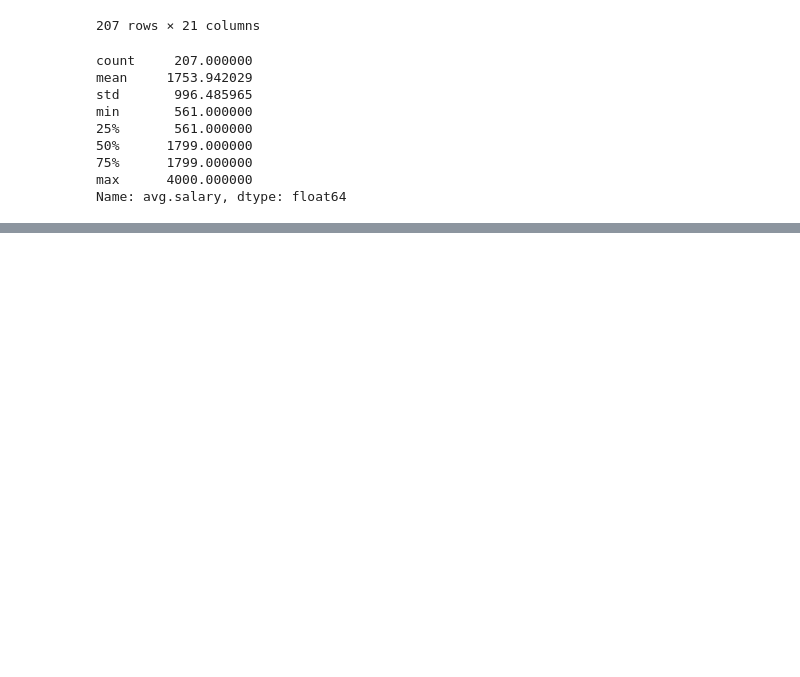
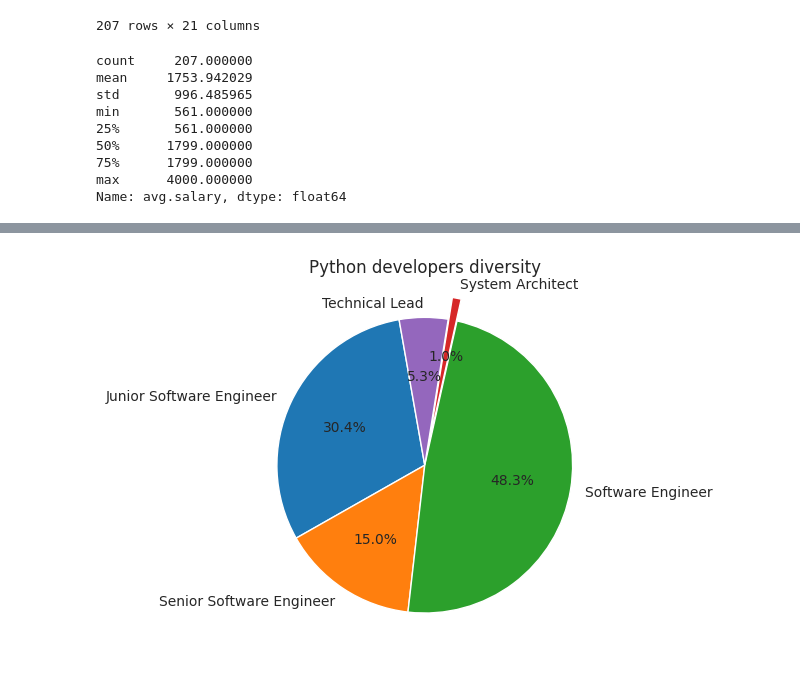
Before and after one commit to C-Hurtmann/goit-data_science, a Jupyter notebook: hw2/hw2_2.ipynb, the cells around one changed output, grey strips where cells are left out. Saved outputs shown, nothing was run; the diff lists cells and outputs as text; code cells hidden in the pictures; blank space fills up the shorter version.

```diff
--- a/hw2/hw2_2.ipynb
+++ b/hw2/hw2_2.ipynb
@@ -216,0 +233,8 @@ python_data.to_csv('2017_jun_final_cleaned.csv')
+# %%
+fetch = python_data.groupby('Должность')['N'].agg([('qty', 'count')]).reset_index()
+explode = [0, 0, 0, 0.15, 0]
+plt.pie(fetch['qty'], labels=fetch['Должность'], explode=explode, autopct='%1.1f%%', startangle=100, )
+plt.title('Python developers diversity')
+plt.show()
+# %% [output]
+[figure, added]
```
Also changed, not shown: parts of 4 cells of this notebook, 1 other file.
